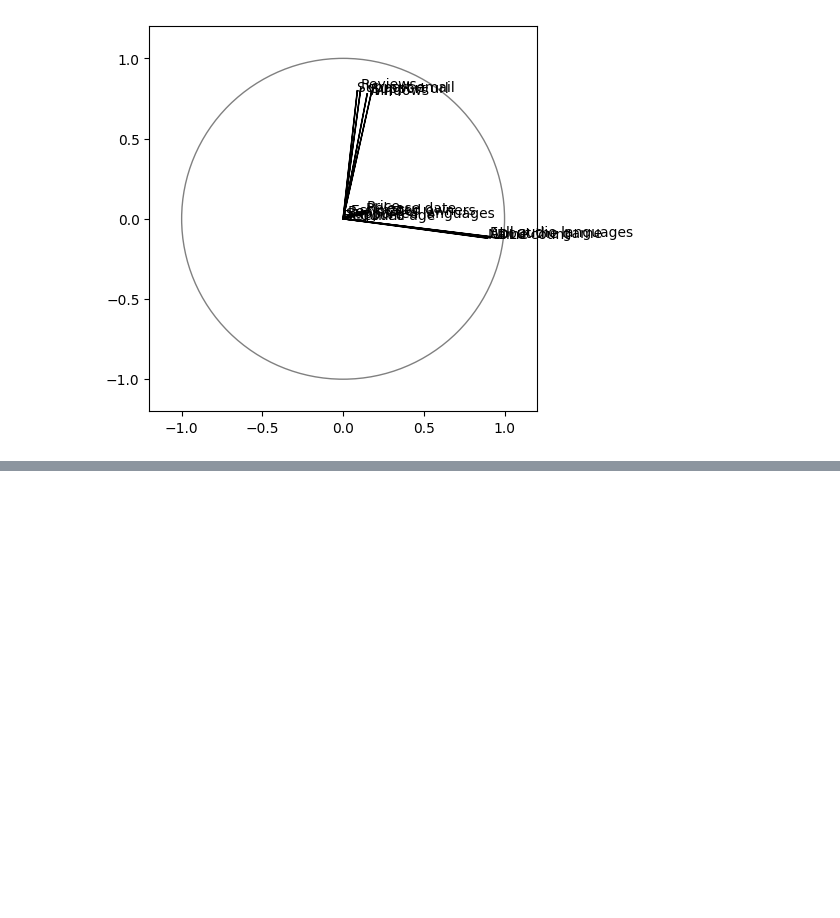
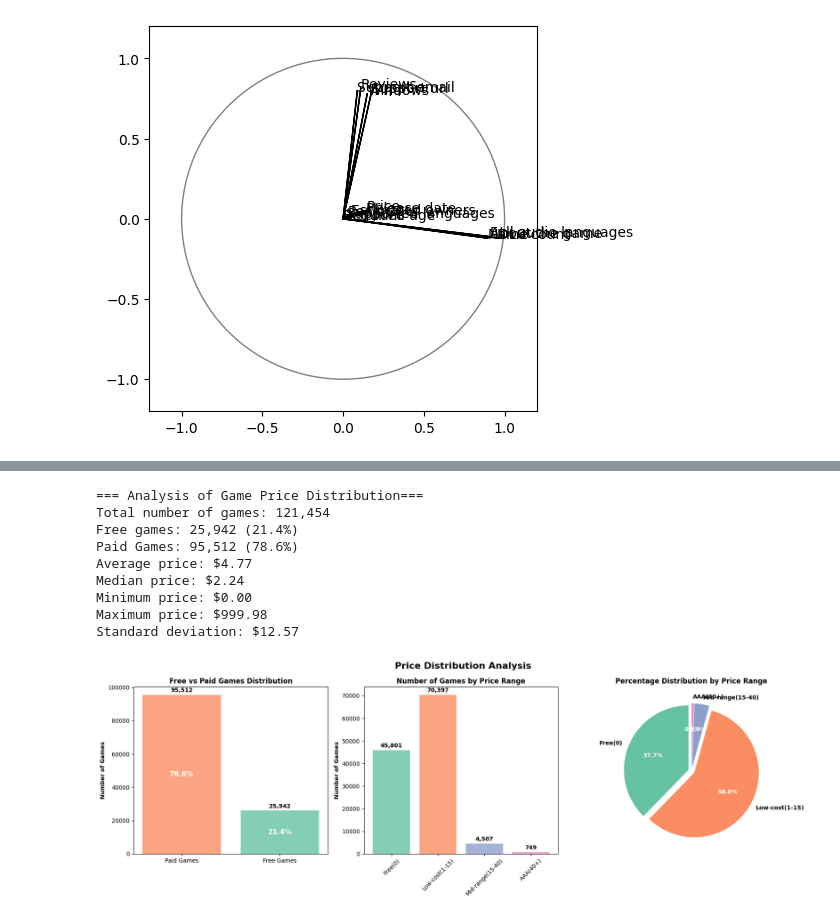
Before and after one commit to Thethomasbutnottheleast/Steam-Analyse, a Jupyter notebook: stream_python.ipynb, the cells around one changed output, grey strips where cells are left out. Drawn from its saved outputs; the diff is of its cells as text; code cells hidden in the pictures; blank space fills up the shorter version.

```diff
--- a/stream_python.ipynb
+++ b/stream_python.ipynb
@@ -170,0 +220,79 @@ plt.show()
+# %%
+data3['price_category'] = data3['Price'].apply(lambda x: 'Free Games' if x == 0 else 'Paid Games')
+free_count = (data3['Price'] == 0).sum()
+paid_count = (data3['Price'] > 0).sum()
+total_count = len(data3)
+free_percentage = (free_count / total_count) * 100
+paid_percentage = (paid_count / total_count) * 100
+print("=== Analysis of Game Price Distribution===")
+print(f"Total number of games: {total_count:,}")
+print(f"Free games: {free_count:,} ({free_percentage:.1f}%)")
+print(f"Paid Games: {paid_count:,} ({paid_percentage:.1f}%)")
+print(f"Average price: ${data3['Price'].mean():.2f}")
+print(f"Median price: ${data3['Price'].median():.2f}")
+print(f"Minimum price: ${data3['Price'].min():.2f}")
+print(f"Maximum price: ${data3['Price'].max():.2f}")
+print(f"Standard deviation: ${data3['Price'].std():.2f}")
+
+bins = [-1, 1, 15, 40, float('inf')]
+labels = ['Free(0)', 'Low-cost(1-15)', 'Mid-range(15-40)', 'AAA(40+)']
+data3['price_range'] = pd.cut(data3['Price'], bins=bins, labels=labels)
+price_distribution = data3['price_range'].value_counts().sort_index()
+price_percentage = data3['price_range'].value_counts(normalize=True).sort_index() * 100
+
+fig, (ax1, ax2, ax3) = plt.subplots(1, 3, figsize=(18, 6))
+fig.suptitle('Price Distribution Analysis', fontsize=16, fontweight='bold')
+
+colors1 = ['#fc8d62','#66c2a5']
+categories = ['Paid Games', 'Free Games']
+counts = [paid_count, free_count]
+percentages = [paid_percentage, free_percentage]
+bars1 = ax1.bar(categories, counts, color=colors1, alpha=0.8)
+ax1.set_title('Free vs Paid Games Distribution', fontweight='bold')
+ax1.set_ylabel('Number of Games', fontweight='bold')
+
+for i, (bar, count, percentage) in enumerate(zip(bars1, counts, percentages)):
+    height = bar.get_height()
+    ax1.text(bar.get_x() + bar.get_width()/2., height/2,
+             f'{percentage:.1f}%', ha='center', va='center',
+             fontweight='bold', fontsize=12, color='white')
+    ax1.text(bar.get_x() + bar.get_width()/2., height + max(counts)*0.01,
+             f'{count:,}', ha='center', va='bottom', fontweight='bold')
+
+colors2 = ['#66c2a5', '#fc8d62', '#8da0cb', '#e78ac3']
+bars2 = ax2.bar(price_distribution.index, price_distribution.values, color=colors2, alpha=0.8)
+ax2.set_title('Number of Games by Price Range', fontweight='bold')
+ax2.set_ylabel('Number of Games', fontweight='bold')
+ax2.tick_params(axis='x', rotation=45)
+
+
+for i, (bar, count) in enumerate(zip(bars2, price_distribution.values)):
+    height = bar.get_height()
+    ax2.text(bar.get_x() + bar.get_width()/2., height + max(price_distribution.values)*0.01,
+             f'{count:,}', ha='center', va='bottom', fontweight='bold')
+
+explode = (0.05, 0.05, 0.05, 0.05)
+wedges, texts, autotexts = ax3.pie(price_percentage.values,
+                                   labels=price_percentage.index,
+                                   autopct='%1.1f%%',
+                                   colors=colors2,
+                                   explode=explode,
+                                   startangle=90)
+
+plt.setp(autotexts, size=10, weight="bold", color='white')
+plt.setp(texts, size=10, weight="bold")
+ax3.set_title('Percentage Distribution by Price Range', fontweight='bold')
+ax3.axis('equal')
+plt.tight_layout()
+plt.show()
+# %% [output]
+=== Analysis of Game Price Distribution===
+Total number of games: 121,454
+Free games: 25,942 (21.4%)
+Paid Games: 95,512 (78.6%)
+Average price: $4.77
+Median price: $2.24
+Minimum price: $0.00
+Maximum price: $999.98
+Standard deviation: $12.57
+[figure, added]
```
Also changed, not shown: parts of 15 cells of this notebook.
